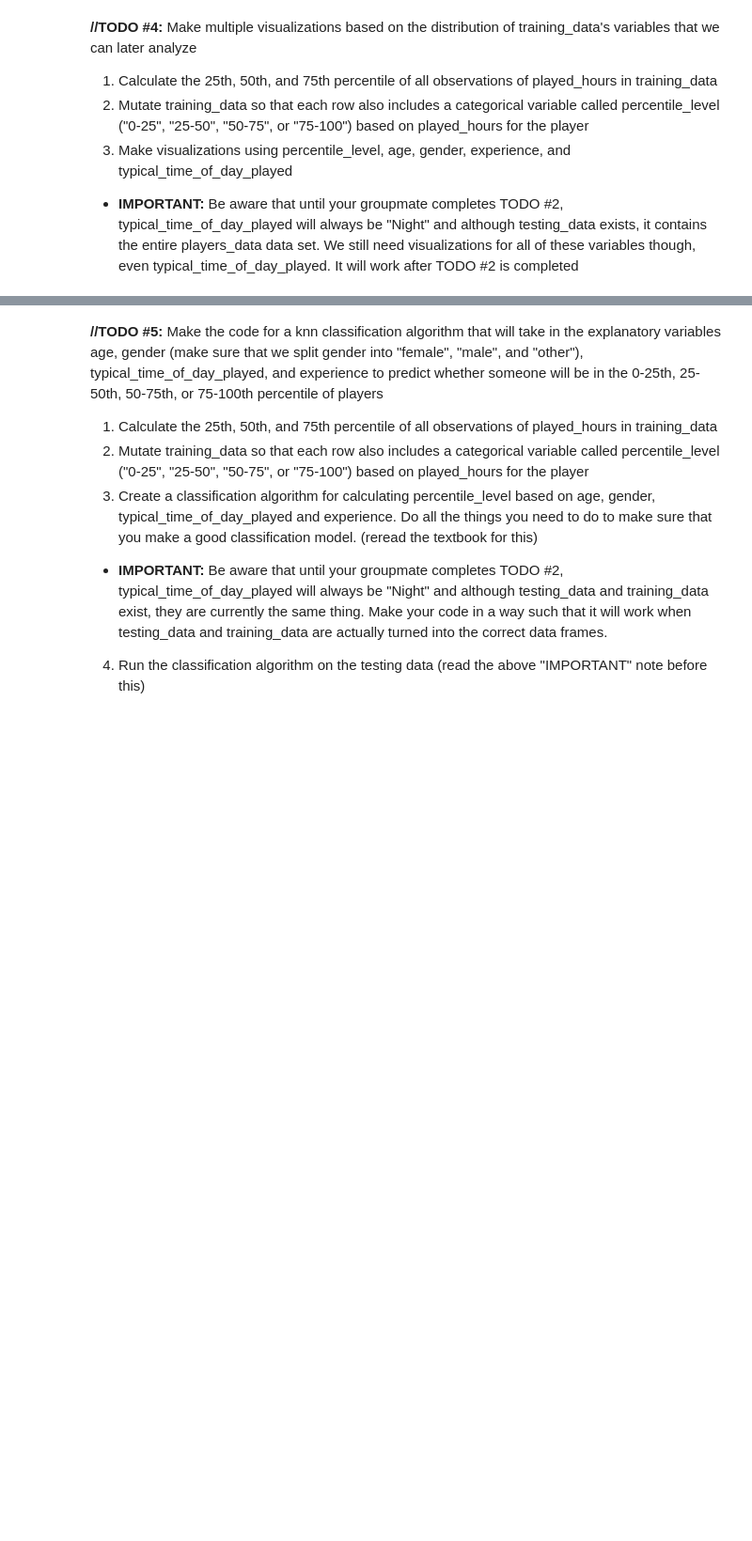
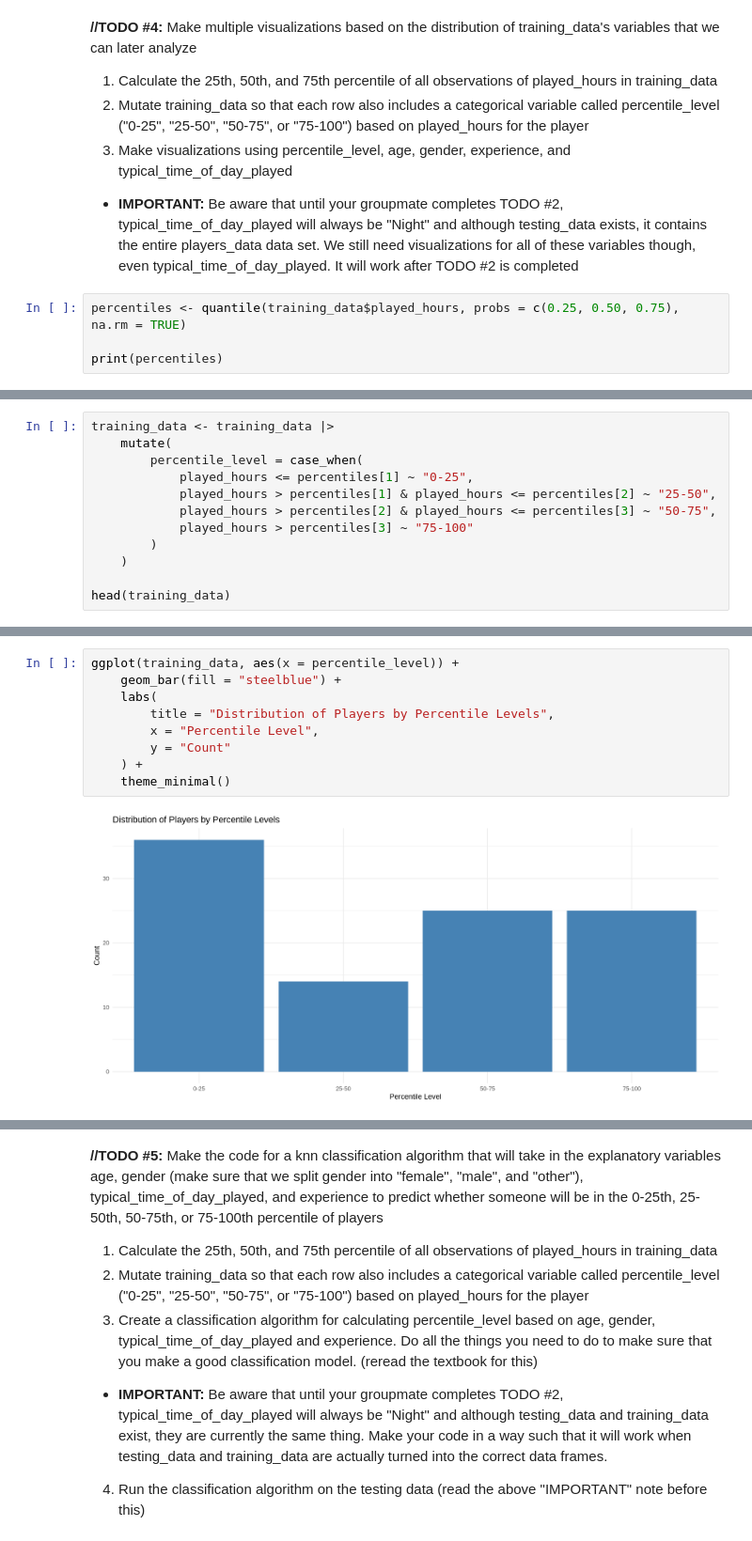
Before and after one commit to alanyhwang/dsci100_mc_project, a Jupyter notebook: dsci_project_main.ipynb, the cells around one changed output, grey strips where cells are left out. Shown at 94% size. Cells and saved outputs as stored; diff of their text form; blank space fills up the shorter version.

```diff
--- a/dsci_project_main.ipynb
+++ b/dsci_project_main.ipynb
@@ -270,3 +251,7 @@ This fact made us reconsider our approach to answering our question: if it's rea
 2. Mutate training_data so that each row also includes a categorical variable called percentile_level ("0-25", "25-50", "50-75", or "75-100") based on played_hours for the player
 3. Make visualizations using percentile_level, age, gender, experience, and typical_time_of_day_played
 - **IMPORTANT:** Be aware that until your groupmate completes TODO #2, typical_time_of_day_played will always be "Night" and although testing_data exists, it contains the entire players_data data set. We still need visualizations for all of these variables though, even typical_time_of_day_played. It will work after TODO #2 is completed
+# %%
+percentiles <- quantile(training_data$played_hours, probs = c(0.25, 0.50, 0.75), na.rm = TRUE)
+
+print(percentiles)
@@ -272,0 +261,12 @@ This fact made us reconsider our approach to answering our question: if it's rea
+# %%
+training_data <- training_data |>
+    mutate(
+        percentile_level = case_when(
+            played_hours <= percentiles[1] ~ "0-25",
+            played_hours > percentiles[1] & played_hours <= percentiles[2] ~ "25-50",
+            played_hours > percentiles[2] & played_hours <= percentiles[3] ~ "50-75",
+            played_hours > percentiles[3] ~ "75-100"
+        )
+    )
+
+head(training_data)
@@ -272,0 +283,11 @@ This fact made us reconsider our approach to answering our question: if it's rea
+# %%
+ggplot(training_data, aes(x = percentile_level)) +
+    geom_bar(fill = "steelblue") +
+    labs(
+        title = "Distribution of Players by Percentile Levels",
+        x = "Percentile Level",
+        y = "Count"
+    ) +
+    theme_minimal()
+# %% [output]
+[figure, added]
```
Also changed, not shown: parts of 8 cells of this notebook.
